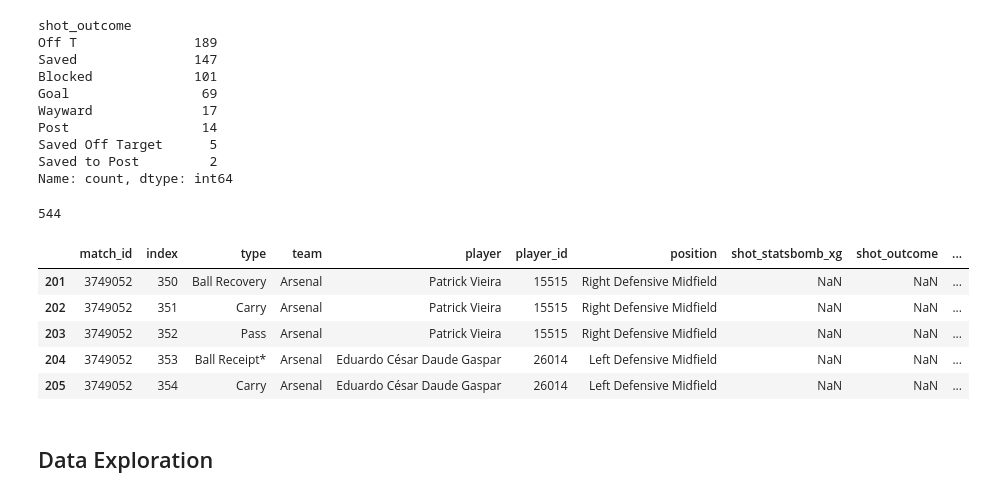
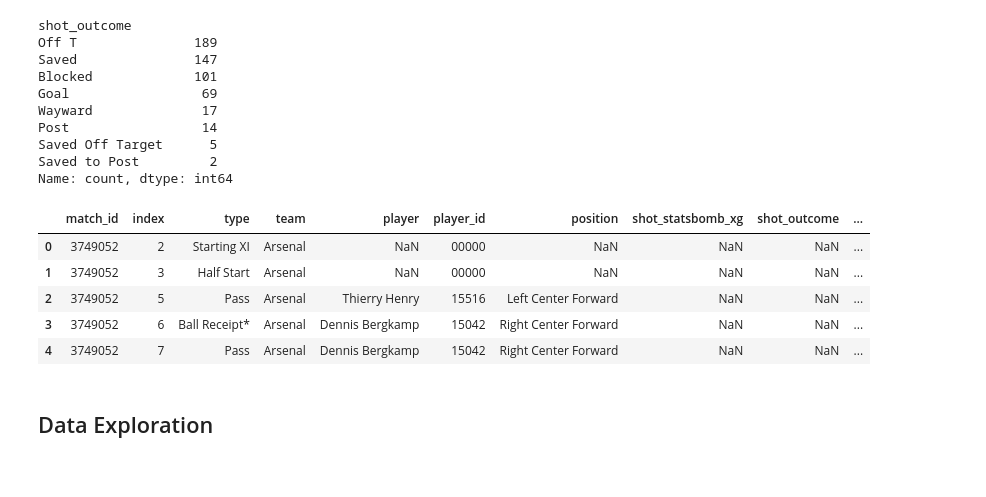
Before and after one commit to harrychurchley/football-sequence-analysis, a Jupyter notebook: arsenal-0304.ipynb, the cells around one changed output. Cells and saved outputs as stored; diff of their text form; code cells hidden in the pictures.

```diff
--- a/arsenal-0304.ipynb
+++ b/arsenal-0304.ipynb
@@ -122,7 +146,7 @@ for i, row in events.iterrows():
     if row['type'] == 'Shot':
         outcome = row['shot_outcome']
         xG = row['shot_statsbomb_xg']
-        start_index = max(0, i - 10)  # Calculate the start index, ensuring it doesn't go below 0
+        start_index = max(0, i - 5)  # Calculate the start index, ensuring it doesn't go below 0
         indexes = list(range(start_index, i))
         event_indexes.extend(indexes)
         single_shot_events=[]
@@ -132,14 +156,16 @@ for i, row in events.iterrows():
             play_outcome.append(outcome)
             play_xG.append(xG)
         shot_events.append(single_shot_events)
-# %%
-len(shot_events)
-# %% [output]
-544
+# %%
+# get indexes that do not lead to shot events - general play
+
+all_indexes=list(events.index.values)
+gen_play_indexes = [x for x in all_indexes if x not in event_indexes]
 # %%
 # get full leading event data with event indexes and attach shot outcomes
 
 leading_events=events.loc[event_indexes]
+gen_play_events = events.loc[gen_play_indexes]
 leading_events['play_outcome'] = play_outcome
 leading_events['play_xG'] = play_xG
 leading_events['play_xG_ranked'] = rankdata(play_xG) / (len(play_xG) + 1)
@@ -148,14 +174,14 @@ leading_events['play_xG_ranked'] = rankdata(play_xG) / (len(play_xG) + 1)
 type_key = leading_events[['type', 'type_id']].drop_duplicates().reset_index(drop=True)
 player_key = leading_events[['player', 'player_id']].drop_duplicates().reset_index(drop=True)
 # %%
-leading_events.head(5)
+gen_play_events.head(5)
 # %% [output]
 |  | match_id | index | type | team | player | player_id | position | shot_statsbomb_xg | shot_outcome | ... |
-| 201 | 3749052 | 350 | Ball Recovery | Arsenal | Patrick Vieira | 15515 | Right Defensive Midfield | NaN | NaN | ... |
-| 202 | 3749052 | 351 | Carry | Arsenal | Patrick Vieira | 15515 | Right Defensive Midfield | NaN | NaN | ... |
-| 203 | 3749052 | 352 | Pass | Arsenal | Patrick Vieira | 15515 | Right Defensive Midfield | NaN | NaN | ... |
-| 204 | 3749052 | 353 | Ball Receipt* | Arsenal | Eduardo César Daude Gaspar | 26014 | Left Defensive Midfield | NaN | NaN | ... |
-| 205 | 3749052 | 354 | Carry | Arsenal | Eduardo César Daude Gaspar | 26014 | Left Defensive Midfield | NaN | NaN | ... |
+| 0 | 3749052 | 2 | Starting XI | Arsenal | NaN | 00000 | NaN | NaN | NaN | ... |
+| 1 | 3749052 | 3 | Half Start | Arsenal | NaN | 00000 | NaN | NaN | NaN | ... |
+| 2 | 3749052 | 5 | Pass | Arsenal | Thierry Henry | 15516 | Left Center Forward | NaN | NaN | ... |
+| 3 | 3749052 | 6 | Ball Receipt* | Arsenal | Dennis Bergkamp | 15042 | Right Center Forward | NaN | NaN | ... |
+| 4 | 3749052 | 7 | Pass | Arsenal | Dennis Bergkamp | 15042 | Right Center Forward | NaN | NaN | ... |
 # %% [markdown]
 ## Data Exploration
 # %% [markdown]
```
Also changed, not shown: parts of 29 cells of this notebook, 2 other files.
